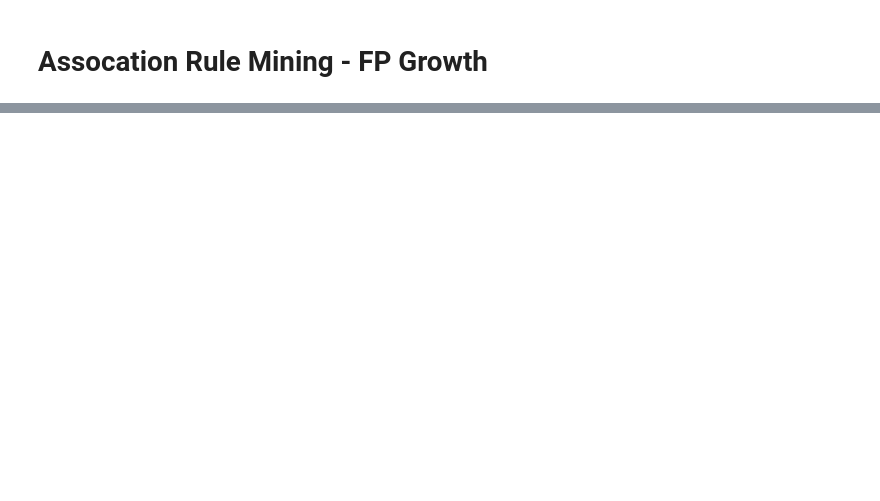
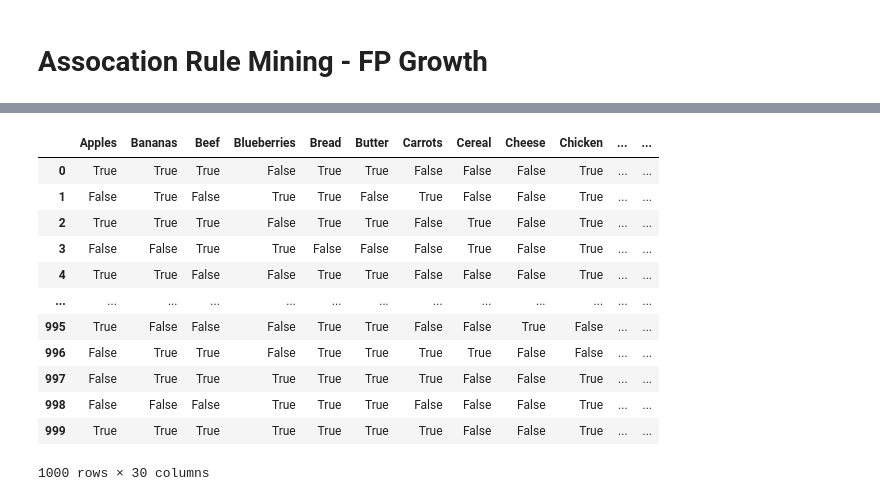
Before and after one commit to renatomaaliw3/public_files, a Jupyter notebook: CPE Electives (1 - 3)/01. Lectures Notebook/65. Assocation Rule Mining - FP Growth/FP-Growth (Case Number 02).ipynb, the cells around one changed output, grey strips where cells are left out. Saved outputs shown, nothing was run; the diff lists cells and outputs as text; code cells hidden in the pictures; blank space fills up the shorter version.

```diff
--- a/CPE Electives (1 - 3)/01. Lectures Notebook/65. Assocation Rule Mining - FP Growth/FP-Growth (Case Number 02).ipynb
+++ b/CPE Electives (1 - 3)/01. Lectures Notebook/65. Assocation Rule Mining - FP Growth/FP-Growth (Case Number 02).ipynb
@@ -25,21 +25,36 @@ df.head()
 # %%
 # Data Preprocessing
 # Before Applying the FPGrowth Algorithm, we need to preprocess the data
 # One-Hot Encoding, Remember get dummies?
 
 from mlxtend.preprocessing import TransactionEncoder
 
 # Consolidate each transaction into a single list of items, removing NaN values
 transactions = df.apply(lambda row: row.dropna().tolist(), axis = 1).tolist()
 
 # Initialize TransactionEncoder
 encoder = TransactionEncoder()
 
 # Fit and transform the transactions data
 transaction_matrix = encoder.fit_transform(transactions)
 
 # Convert to DataFrame
 transaction_df = pd.DataFrame(transaction_matrix, columns = encoder.columns_)
+transaction_df
+# %% [output]
+|  | Apples | Bananas | Beef | Blueberries | Bread | Butter | Carrots | Cereal | Cheese | Chicken | ... | ... |
+| 0 | True | True | True | False | True | True | False | False | False | True | ... | ... |
+| 1 | False | True | False | True | True | False | True | False | False | True | ... | ... |
+| 2 | True | True | True | False | True | True | False | True | False | True | ... | ... |
+| 3 | False | False | True | True | False | False | False | True | False | True | ... | ... |
+| 4 | True | True | False | False | True | True | False | False | False | True | ... | ... |
+| ... | ... | ... | ... | ... | ... | ... | ... | ... | ... | ... | ... | ... |
+| 995 | True | False | False | False | True | True | False | False | True | False | ... | ... |
+| 996 | False | True | True | False | True | True | True | True | False | False | ... | ... |
+| 997 | False | True | True | True | True | True | True | False | False | True | ... | ... |
+| 998 | False | False | False | True | True | True | False | False | False | True | ... | ... |
+| 999 | True | True | True | True | True | True | True | False | False | True | ... | ... |
+1000 rows × 30 columns
 # %%
 # Appying the FPGrowth Algorithm
 # Since data are cleaned and prepared for frequent itemset
```
Also changed, not shown: parts of 2 cells of this notebook, 2 other files.
